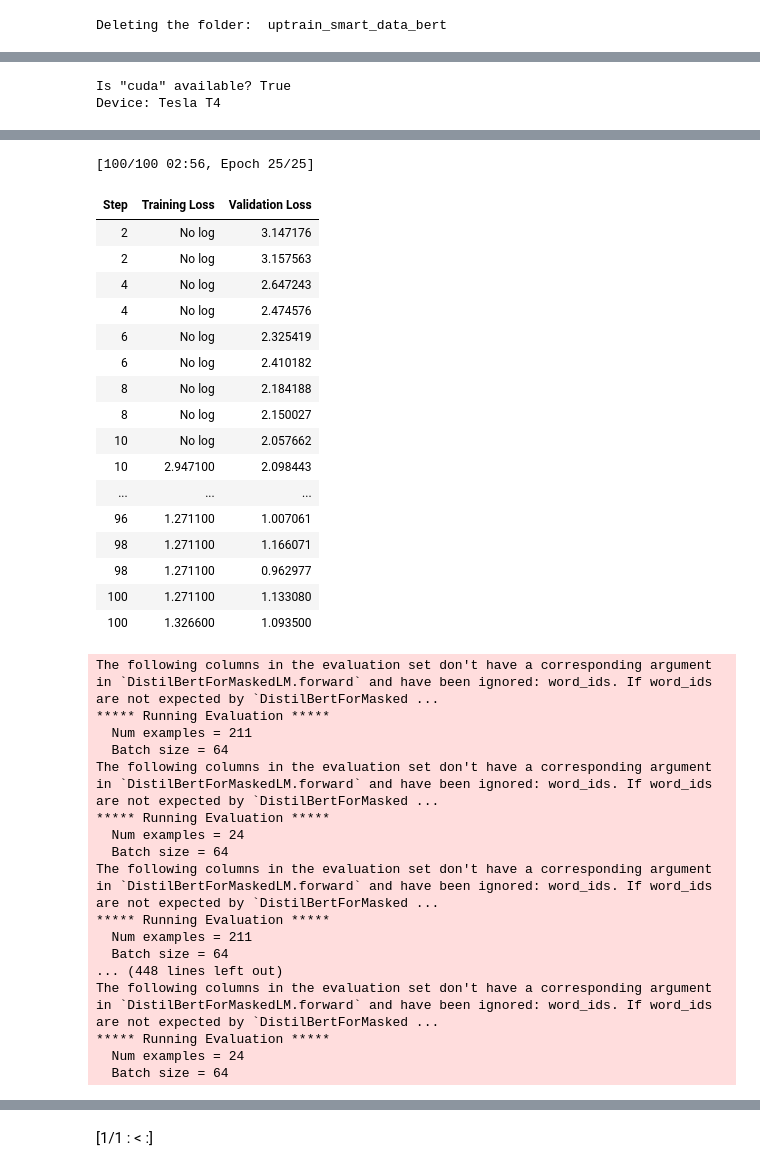
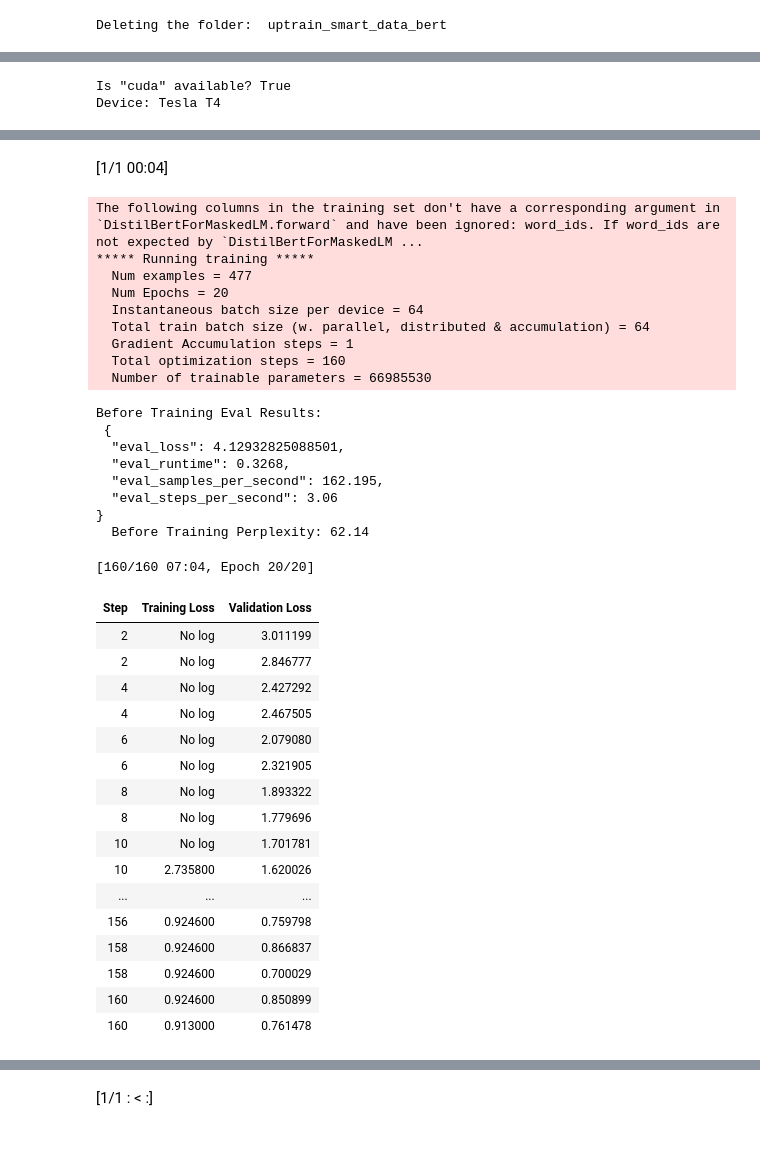
Before and after one commit to a-r-r-o-w/mlm-product-customer-support-team, a Jupyter notebook: src/unreality_ai_uptrain_hackathon.ipynb, the cells around one changed output, grey strips where cells are left out. Cells and saved outputs as stored; diff of their text form; code cells hidden in the pictures; blank space fills up the shorter version.

```diff
--- a/src/unreality_ai_uptrain_hackathon.ipynb
+++ b/src/unreality_ai_uptrain_hackathon.ipynb
@@ -328,8 +391,7 @@ print(json.dumps(unmasker(TESTING_TEXT[0]), indent = 2))
 # %%
-def get_model_and_tokenizer ():
-  tokenizer = AutoTokenizer.from_pretrained(model_checkpoint)
-  model = AutoModelForMaskedLM.from_pretrained(model_checkpoint)
-
+def get_model_and_tokenizer (model_name):
+  tokenizer = AutoTokenizer.from_pretrained(model_name)
+  model = AutoModelForMaskedLM.from_pretrained(model_name)
   DEVICE = 'cpu'
 
   print('Is "cuda" available?', torch.cuda.is_available())
@@ -341,7 +403,7 @@ def get_model_and_tokenizer ():
   _ = model.to(DEVICE)
   return model, tokenizer
 # %%
-model, tokenizer = get_model_and_tokenizer()
+model, tokenizer = get_model_and_tokenizer(model_checkpoint)
 # %% [output]
 Is "cuda" available? True
 Device: Tesla T4
@@ -801,8 +1014,8 @@ Processed 10500 samples
 # %%
-model, tokenizer = get_model_and_tokenizer()
+model, tokenizer = get_model_and_tokenizer(model_checkpoint)
 
 original_model_outputs, retrained_model_outputs, results_v2 = \
-  perform_training_and_testing(model, model_save_file_name + '-v2', retraining_json, epochs=25)
+  perform_training_and_testing(model, model_save_file_name + '-v2', retraining_json, epochs=20)
 
 pretty_print_original_vs_retrained_outputs(original_model_outputs, retrained_model_outputs)
 # %% [output]
@@ -858,35 +1051,36 @@ Before Training Eval Results:
+[1/1 00:04]
-[100/100 02:56, Epoch 25/25]
+The following columns in the training set don't have a corresponding argument in `DistilBertForMaskedLM.forward` and have been ignored: word_ids. If word_ids are not expected by `DistilBertForMaskedLM ...
+***** Running training *****
+  Num examples = 477
+  Num Epochs = 20
+  Instantaneous batch size per device = 64
+  Total train batch size (w. parallel, distributed & accumulation) = 64
+  Gradient Accumulation steps = 1
+  Total optimization steps = 160
+  Number of trainable parameters = 66985530
+Before Training Eval Results:
+ {
+  "eval_loss": 4.12932825088501,
+  "eval_runtime": 0.3268,
+  "eval_samples_per_second": 162.195,
+  "eval_steps_per_second": 3.06
+}
+  Before Training Perplexity: 62.14
+[160/160 07:04, Epoch 20/20]
 | Step | Training Loss | Validation Loss |
-| 2 | No log | 3.147176 |
-| 2 | No log | 3.157563 |
-| 4 | No log | 2.647243 |
-| 4 | No log | 2.474576 |
-| 6 | No log | 2.325419 |
-| 6 | No log | 2.410182 |
-| 8 | No log | 2.184188 |
-| 8 | No log | 2.150027 |
-| 10 | No log | 2.057662 |
-| 10 | 2.947100 | 2.098443 |
+| 2 | No log | 3.011199 |
+| 2 | No log | 2.846777 |
+| 4 | No log | 2.427292 |
+| 4 | No log | 2.467505 |
+| 6 | No log | 2.079080 |
+| 6 | No log | 2.321905 |
+| 8 | No log | 1.893322 |
+| 8 | No log | 1.779696 |
+| 10 | No log | 1.701781 |
+| 10 | 2.735800 | 1.620026 |
 | ... | ... | ... |
-| 96 | 1.271100 | 1.007061 |
-| 98 | 1.271100 | 1.166071 |
-| 98 | 1.271100 | 0.962977 |
-| 100 | 1.271100 | 1.133080 |
-| 100 | 1.326600 | 1.093500 |
+| 156 | 0.924600 | 0.759798 |
+| 158 | 0.924600 | 0.866837 |
+| 158 | 0.924600 | 0.700029 |
+| 160 | 0.924600 | 0.850899 |
+| 160 | 0.913000 | 0.761478 |
-The following columns in the evaluation set don't have a corresponding argument in `DistilBertForMaskedLM.forward` and have been ignored: word_ids. If word_ids are not expected by `DistilBertForMasked ...
-***** Running Evaluation *****
-  Num examples = 211
-  Batch size = 64
-The following columns in the evaluation set don't have a corresponding argument in `DistilBertForMaskedLM.forward` and have been ignored: word_ids. If word_ids are not expected by `DistilBertForMasked ...
-***** Running Evaluation *****
-  Num examples = 24
-  Batch size = 64
-The following columns in the evaluation set don't have a corresponding argument in `DistilBertForMaskedLM.forward` and have been ignored: word_ids. If word_ids are not expected by `DistilBertForMasked ...
-***** Running Evaluation *****
-  Num examples = 211
-  Batch size = 64
-... (448 lines left out)
-The following columns in the evaluation set don't have a corresponding argument in `DistilBertForMaskedLM.forward` and have been ignored: word_ids. If word_ids are not expected by `DistilBertForMasked ...
-***** Running Evaluation *****
-  Num examples = 24
-  Batch size = 64
```
Also changed, not shown: parts of 64 cells of this notebook.
